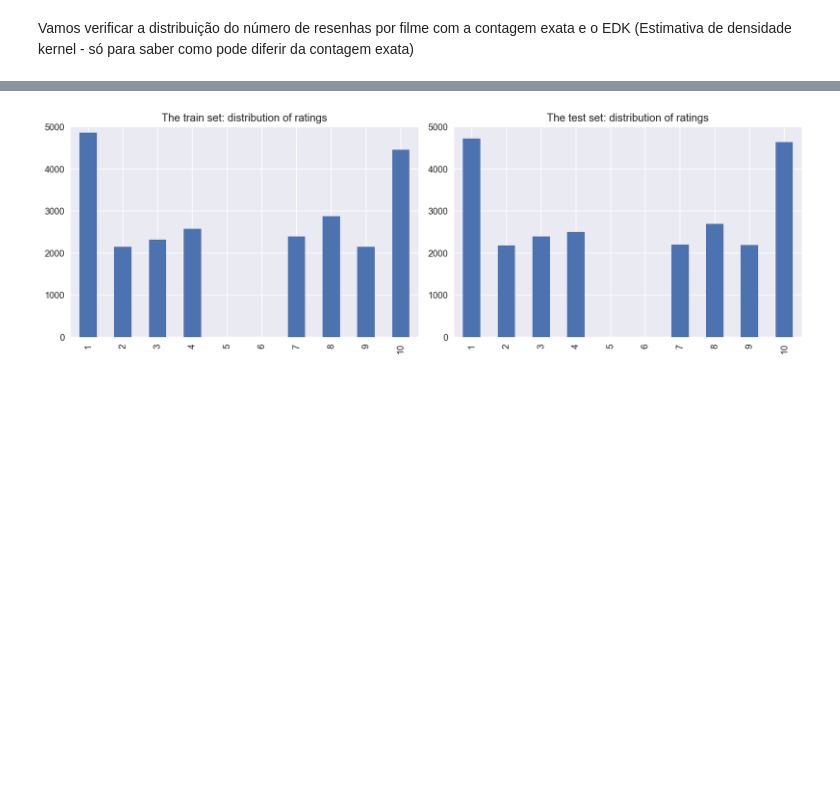
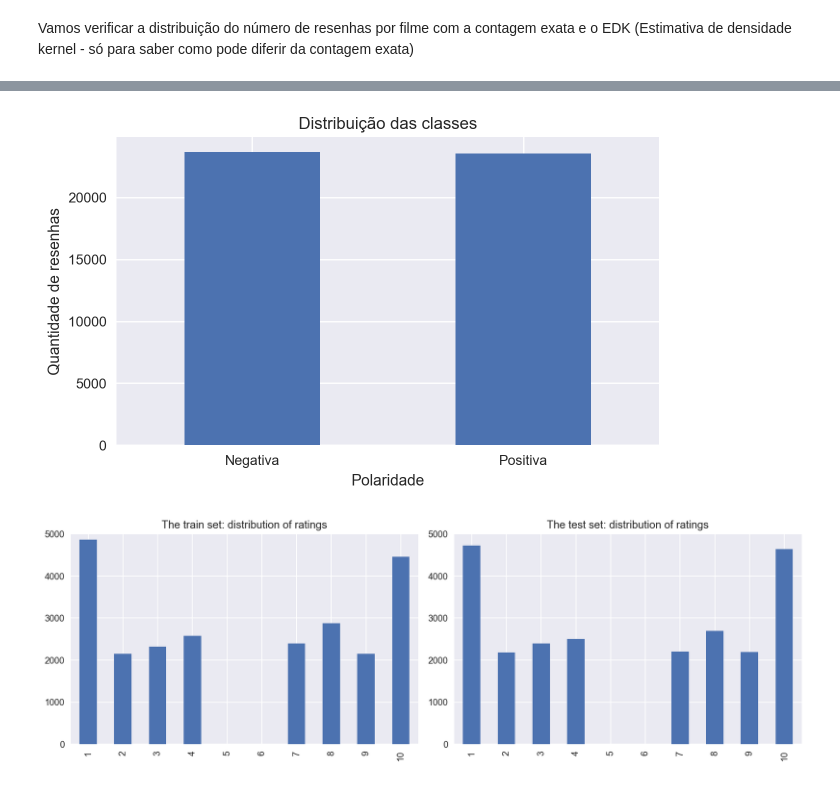
Before and after one commit to peperrone/mbads14-film-junky-union, a Jupyter notebook: notebook_p14.ipynb, the cells around one changed output, grey strips where cells are left out. Drawn from its saved outputs; the diff is of its cells as text; code cells hidden in the pictures; blank space fills up the shorter version.

```diff
--- a/notebook_p14.ipynb
+++ b/notebook_p14.ipynb
@@ -540,0 +543,17 @@ Name: pos, dtype: int64
+# %%
+class_counts = df_reviews['pos'].value_counts().sort_index()
+class_share = df_reviews['pos'].value_counts(normalize=True).sort_index()
+
+print('Contagem por classe:')
+print(class_counts)
+
+print('\nProporção por classe:')
+print(class_share)
+
+class_by_part = pd.crosstab(
+    df_reviews['ds_part'],
+    df_reviews['pos'],
+    normalize='index'
+)
+
+display(class_by_part)
@@ -541,3 +574,15 @@ Name: pos, dtype: int64
+# %%
+ax = class_counts.rename(
+    index={0: 'Negativa', 1: 'Positiva'}
+).plot(kind='bar', figsize=(7, 4))
+
+ax.set_title('Distribuição das classes')
+ax.set_xlabel('Polaridade')
+ax.set_ylabel('Quantidade de resenhas')
+plt.xticks(rotation=0)
+plt.show()
+# %% [output]
+[figure, added]
 # %%
 fig, axs = plt.subplots(1, 2, figsize=(12, 4))
 
```
Also changed, not shown: parts of 12 cells of this notebook.
